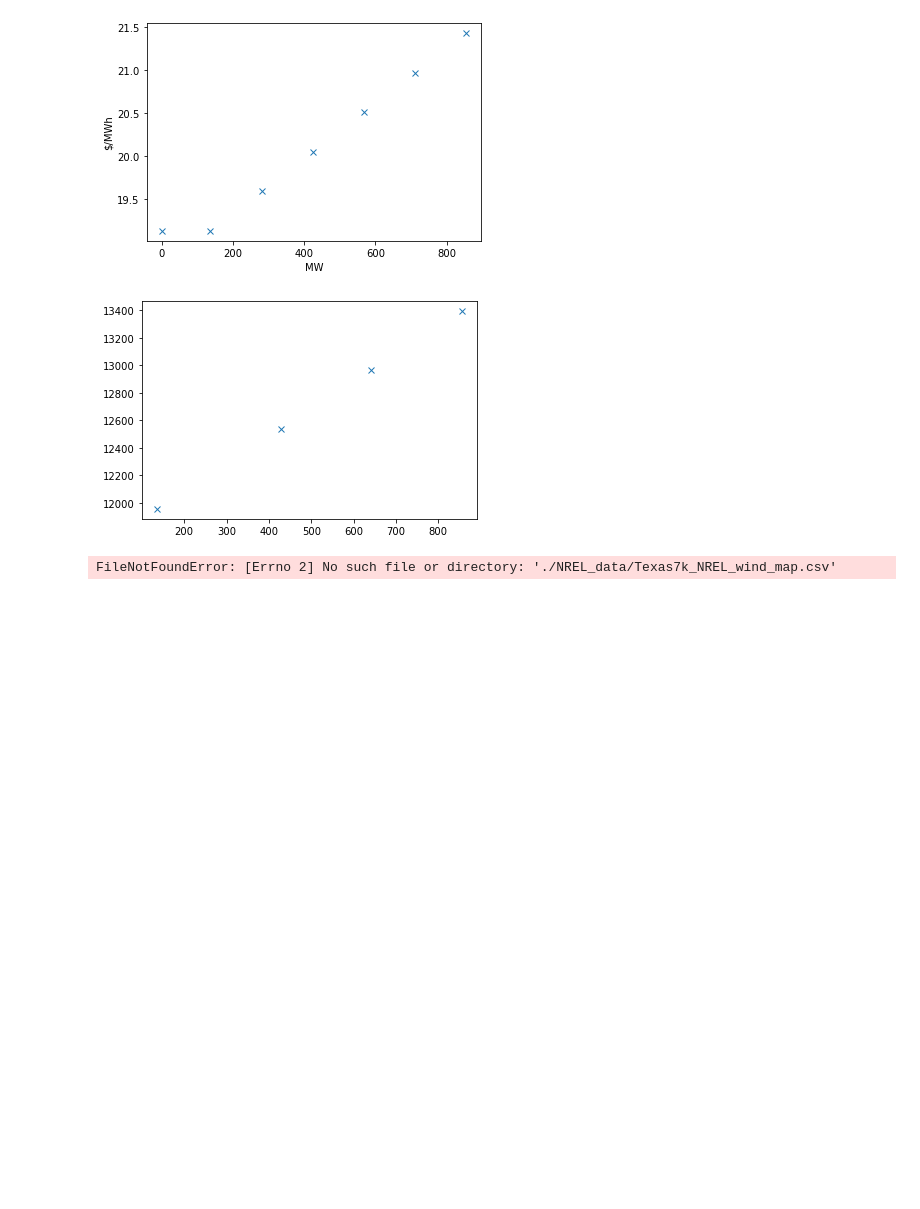
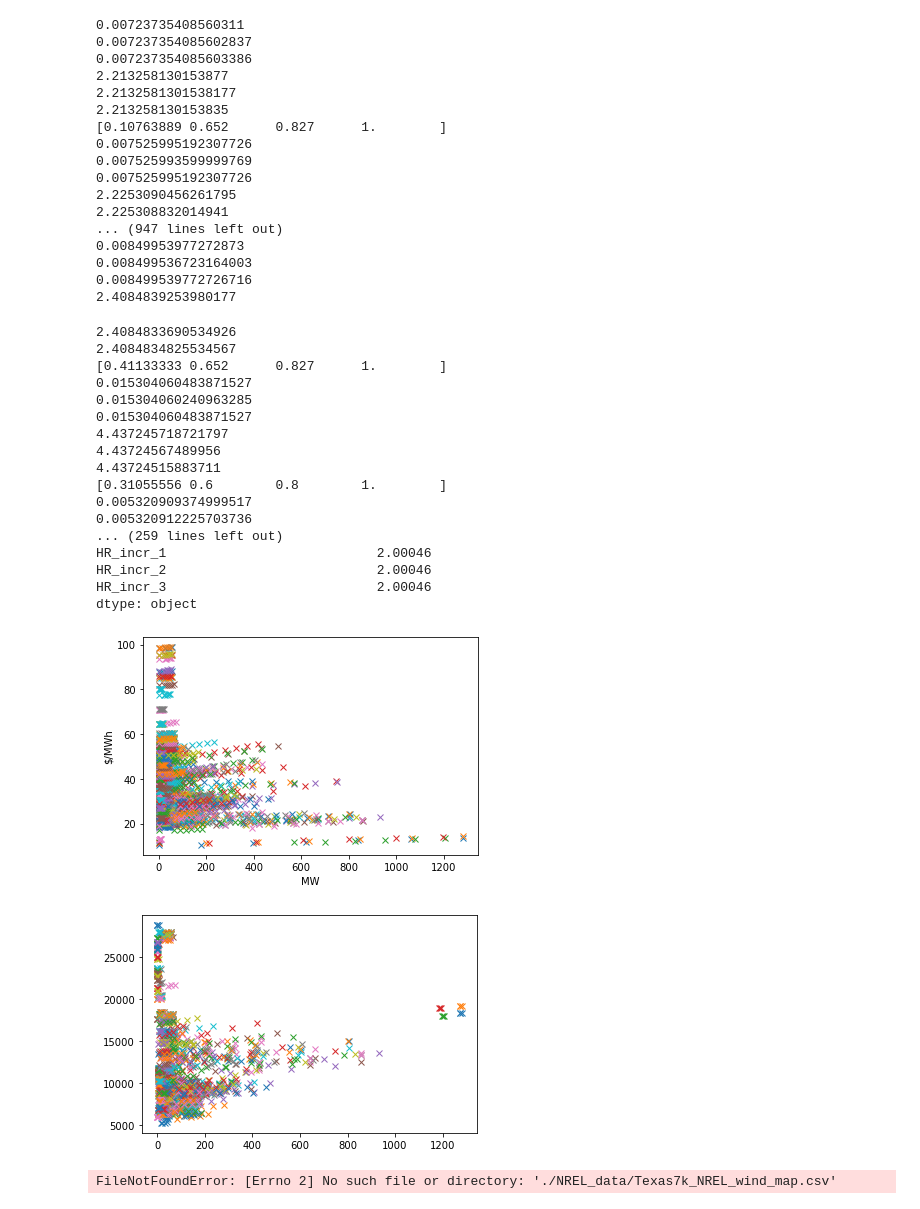
Before and after one commit to EthanReese/texas_7k_data, a Jupyter notebook: Data cleaning.ipynb, the cells around one changed output. Cells and saved outputs as stored; diff of their text form; code cells hidden in the pictures; blank space fills up the shorter version.

```diff
--- a/Data cleaning.ipynb
+++ b/Data cleaning.ipynb
@@ -209,12 +209,14 @@ def apply_interpolation(x):
     print((HR[1]-HR[0])/(output_pct[1]*PMax-output_pct[0]*PMax))
     print(output_pct)
 
-    ou
+    out_1 = (output_pct[1]*PMax-output_pct[0]*PMax)
+    out_2 = (output_pct[2]*PMax-output_pct[1]*PMax)
+    out_3 = (output_pct[3]*PMax-output_pct[2]*PMax)
 
-    return pd.Series([x["GEN UID"], HR[0], (HR[1]-HR[0]), HR[2]-HR[1], HR[3]-HR[2]], index = ["GEN UID", "HR_avg_0", "HR_incr_1", "HR_incr_2", "HR_incr_3"])
+    return pd.Series([x["GEN UID"], HR[0], (HR[1]-HR[0])/out_1, (HR[2]-HR[1])/(out_2), (HR[3]-HR[2])/(out_3)], index = ["GEN UID", "HR_avg_0", "HR_incr_1", "HR_incr_2", "HR_incr_3"])
     # plt.figure(2)
     # plt.plot(output_pct, HR_average)
-#hr = df.apply(apply_interpolation, axis=1)
+hr = df.apply(apply_interpolation, axis=1)
 
 
 df = df.merge(hr, on="GEN UID", validate="one_to_one")
@@ -240,5 +246,39 @@ dtype: object
+0.00723735408560311
+0.007237354085602837
+0.007237354085603386
+2.213258130153877
+2.2132581301538177
+2.213258130153835
+[0.10763889 0.652      0.827      1.        ]
+0.007525995192307726
+0.007525993599999769
+0.007525995192307726
+2.2253090456261795
+2.225308832014941
+... (947 lines left out)
+0.00849953977272873
+0.008499536723164003
+0.008499539772726716
+2.4084839253980177
+2.4084833690534926
+2.4084834825534567
+[0.41133333 0.652      0.827      1.        ]
+0.015304060483871527
+0.015304060240963285
+0.015304060483871527
+4.437245718721797
+4.43724567489956
+4.43724515883711
+[0.31055556 0.6        0.8        1.        ]
+0.005320909374999517
+0.005320912225703736
+... (259 lines left out)
+HR_incr_1                           2.00046
+HR_incr_2                           2.00046
+HR_incr_3                           2.00046
+dtype: object
-[figure, old version]
+[figure, new version]
-[figure, old version]
+[figure, new version]
 # %%
 df = pd.read_csv("./gen_step_5.csv")
 
```
Also changed, not shown: parts of 1 cell of this notebook, 2 other files.
